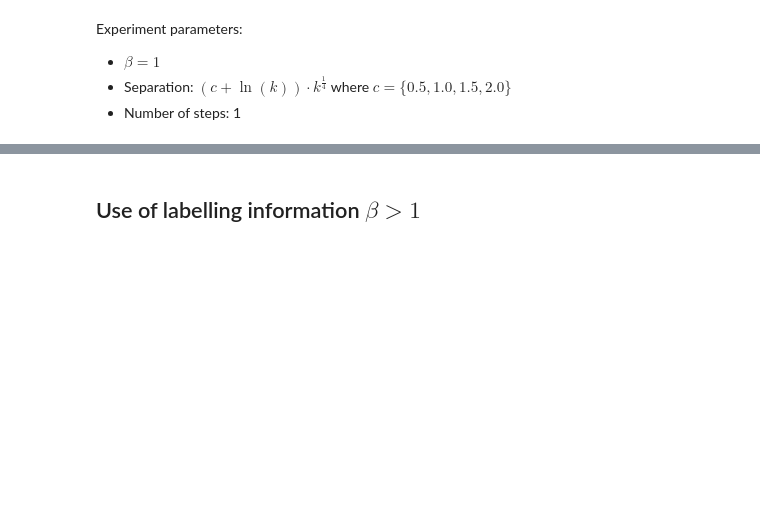
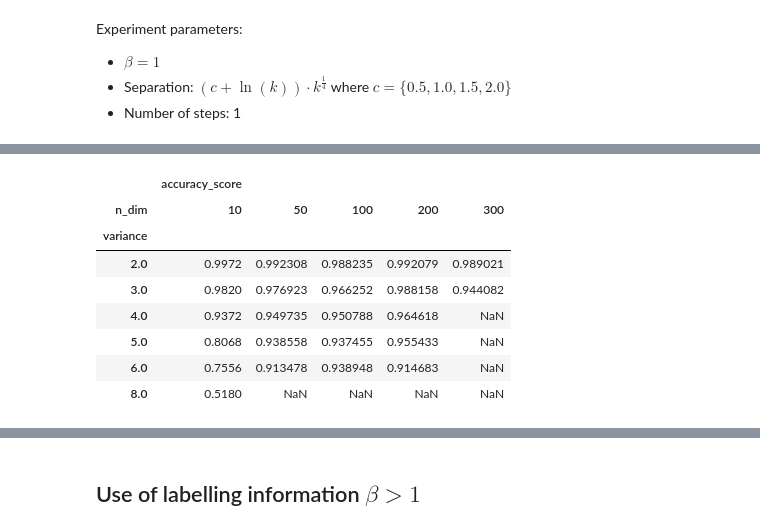
Before and after one commit to sheikhomar/mixture-learning, a Jupyter notebook: notebooks/03-initial-results.ipynb, the cells around one changed output, grey strips where cells are left out. Drawn from its saved outputs; the diff is of its cells as text; code cells hidden in the pictures; blank space fills up the shorter version.

```diff
--- a/notebooks/03-initial-results.ipynb
+++ b/notebooks/03-initial-results.ipynb
@@ -353,0 +389,18 @@ with sns.plotting_context("notebook", font_scale=1.4):
+# %%
+f_no_bias_single_step_var_01 = df_data.experiment_name == "no_bias_single_step_var_01"
+f_no_bias_single_step_var_02 = df_data.experiment_name == "no_bias_single_step_var_02"
+f_no_bias_single_step_var_03 = df_data.experiment_name == "no_bias_single_step_var_03"
+df_ff = df_data[f_no_bias_single_step_var_01 | f_no_bias_single_step_var_02 | f_no_bias_single_step_var_03].copy()
+
+df_grouped = df_ff.groupby(["n_dim", "variance"])[["accuracy_score"]].mean().reset_index()
+df_grouped.pivot(index=["variance"], columns=["n_dim"], values=["accuracy_score"])
+# %% [output]
+|  | accuracy_score |  |  |  |  |
+| n_dim | 10 | 50 | 100 | 200 | 300 |
+| variance |  |  |  |  |  |
+| 2.0 | 0.9972 | 0.992308 | 0.988235 | 0.992079 | 0.989021 |
+| 3.0 | 0.9820 | 0.976923 | 0.966252 | 0.988158 | 0.944082 |
+| 4.0 | 0.9372 | 0.949735 | 0.950788 | 0.964618 | NaN |
+| 5.0 | 0.8068 | 0.938558 | 0.937455 | 0.955433 | NaN |
+| 6.0 | 0.7556 | 0.913478 | 0.938948 | 0.914683 | NaN |
+| 8.0 | 0.5180 | NaN | NaN | NaN | NaN |
```
Also changed, not shown: parts of 20 cells of this notebook.
